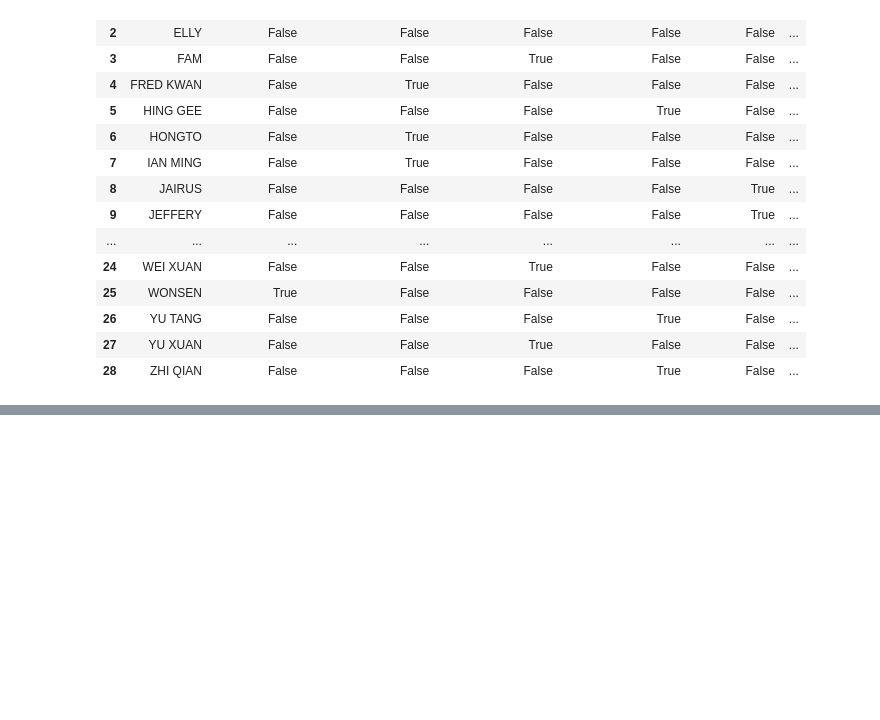
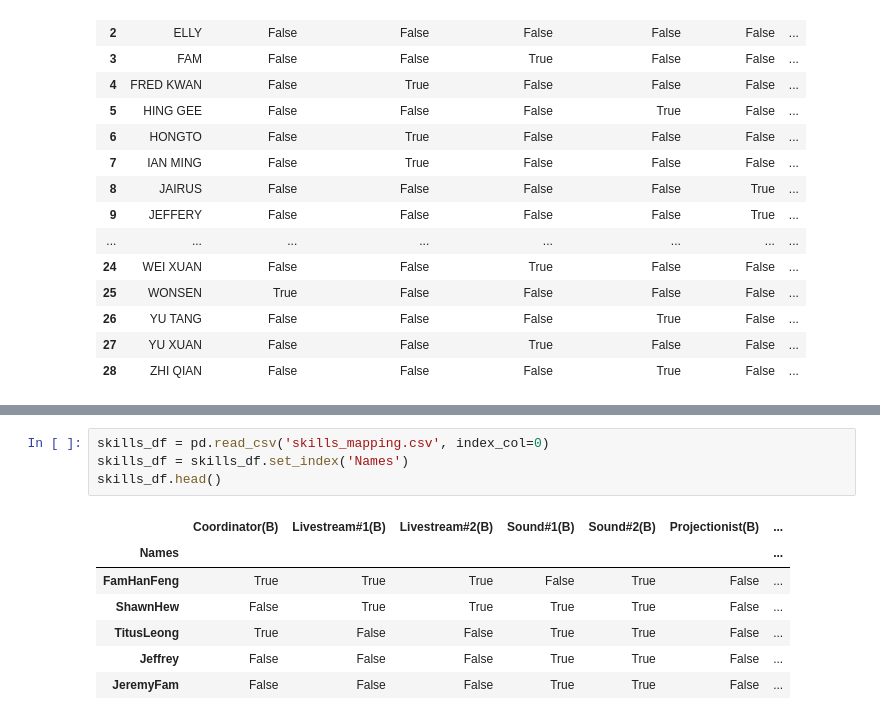
Before and after one commit to AndrewCheam/automatic-roster, a Jupyter notebook: extras/temp_notebook.ipynb, the cells around one changed output, grey strips where cells are left out. Drawn from its saved outputs; the diff is of its cells as text; blank space fills up the shorter version.

```diff
--- a/extras/temp_notebook.ipynb
+++ b/extras/temp_notebook.ipynb
@@ -56,0 +68,12 @@ df.to_excel('skills_mapping.xlsx')
+# %%
+skills_df = pd.read_csv('skills_mapping.csv', index_col=0)
+skills_df = skills_df.set_index('Names')
+skills_df.head()
+# %% [output]
+|  | Coordinator(B) | Livestream#1(B) | Livestream#2(B) | Sound#1(B) | Sound#2(B) | Projectionist(B) | ... |
+| Names |  |  |  |  |  |  | ... |
+| FamHanFeng | True | True | True | False | True | False | ... |
+| ShawnHew | False | True | True | True | True | False | ... |
+| TitusLeong | True | False | False | True | True | False | ... |
+| Jeffrey | False | False | False | True | True | False | ... |
+| JeremyFam | False | False | False | True | True | False | ... |
```
Also changed, not shown: parts of 4 cells of this notebook, 4 other files.
